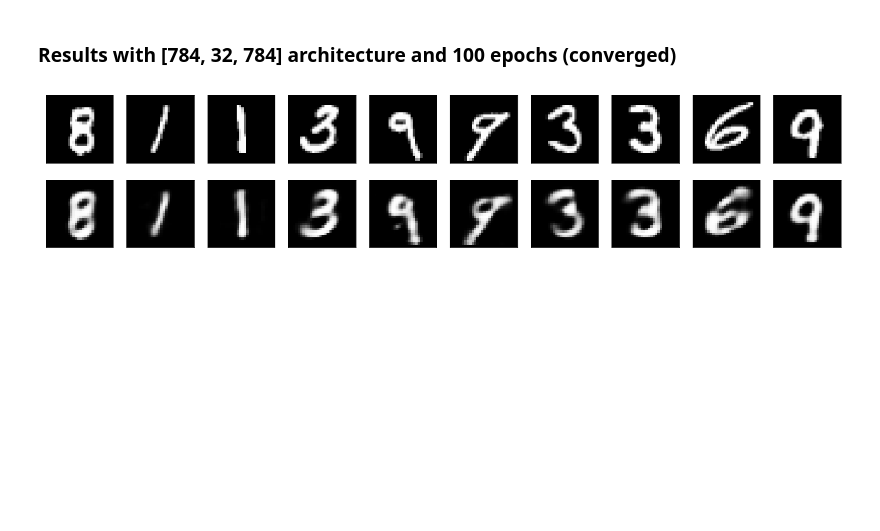
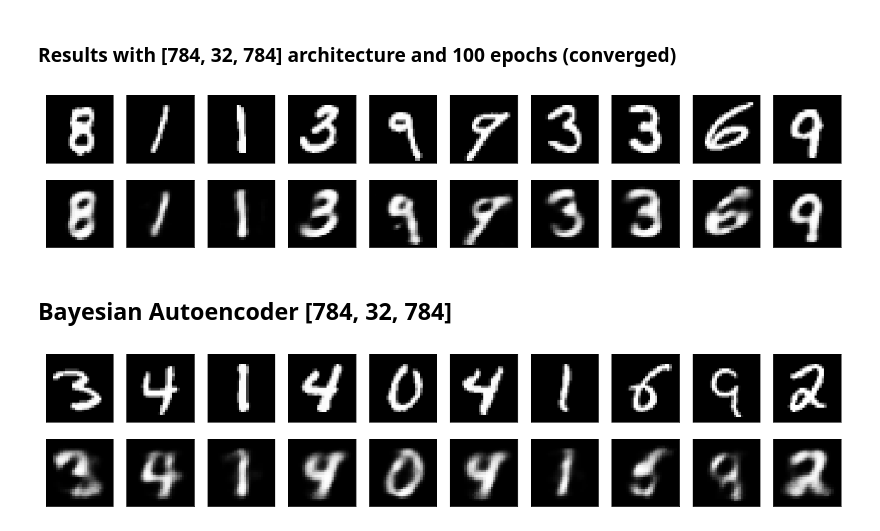
Before and after one commit to ibarrond/VariationalAutoencoders, a Jupyter notebook: BNN-Autoencoder.ipynb, the cells around one changed output. Drawn from its saved outputs; the diff is of its cells as text; code cells hidden in the pictures; blank space fills up the shorter version.

Commit message:
updated bayesian autoencoder

```diff
--- a/BNN-Autoencoder.ipynb
+++ b/BNN-Autoencoder.ipynb
@@ -90,2 +93,4 @@ vi.serialize('mdump-conv-batch/model.ckpt')
+# %%
+neurons_per_layer = [784, 32, 784]
 # %%
 vi = BayesianAutoencoder(neurons_per_layer, mc_samples_train, batch_size, constant_prior=False)
@@ -131,3 +119,9 @@ plot_enc_dec()
 plot_enc_dec()
 # %% [output]
 [figure]
+# %% [markdown]
+## Bayesian Autoencoder [784, 32, 784]
+# %%
+vi.plot_enc_dec(10)
+# %% [output]
+[figure, added]
```
Also changed, not shown: parts of 6 cells of this notebook, 17 other files.
